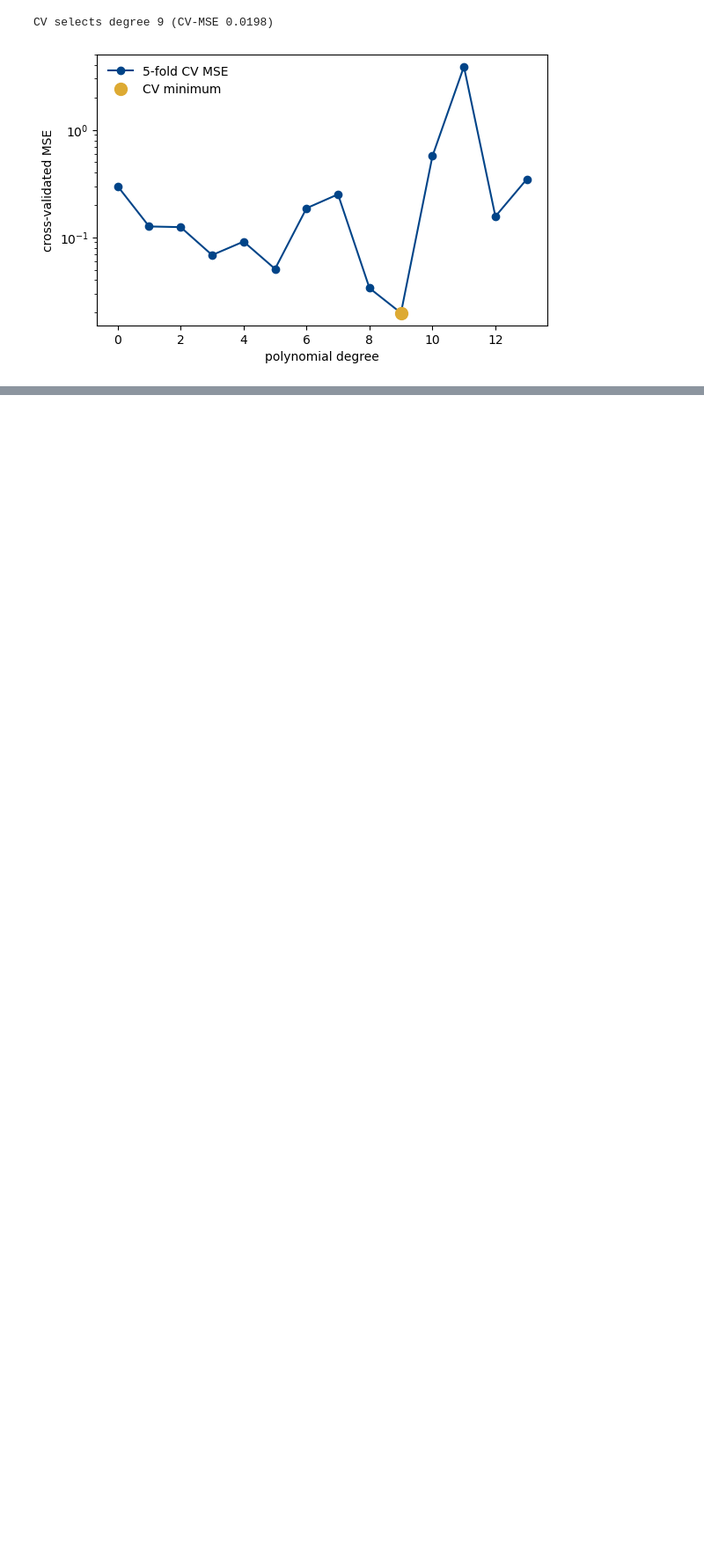
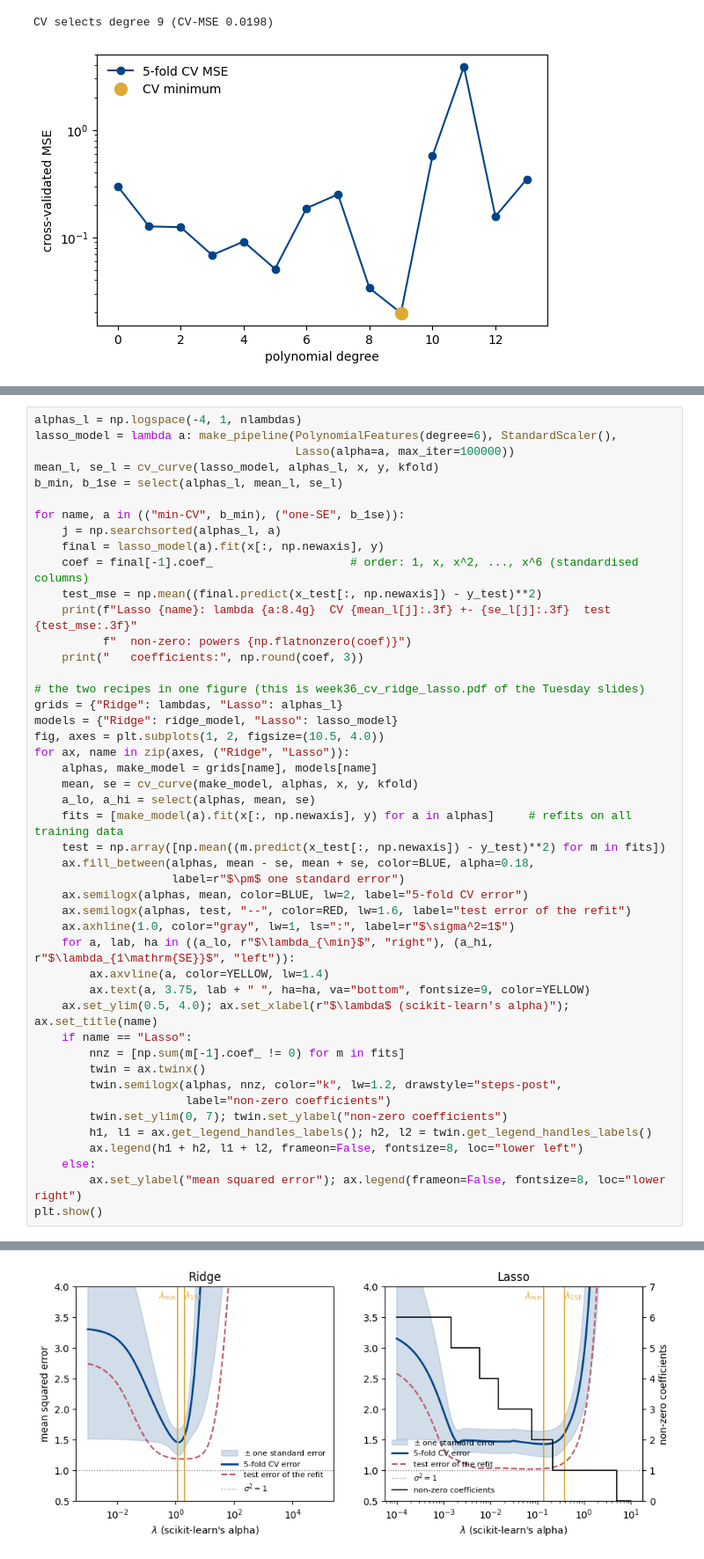
Before and after one commit to Abhinav-2223/MachineLearningUiO, a Jupyter notebook: doc/WeeklyMaterial/week36/week36tuesday.ipynb, the cells around one changed output, grey strips where cells are left out. Shown at 88% size. Cells and saved outputs as stored; diff of their text form; blank space fills up the shorter version.

```diff
--- a/doc/WeeklyMaterial/week36/week36tuesday.ipynb
+++ b/doc/WeeklyMaterial/week36/week36tuesday.ipynb
@@ -390,0 +446,47 @@ $\mathcal{N}(\mu, \sigma^2/n)$ of Eq. (2.24).
+# %%
+alphas_l = np.logspace(-4, 1, nlambdas)
+lasso_model = lambda a: make_pipeline(PolynomialFeatures(degree=6), StandardScaler(),
+                                      Lasso(alpha=a, max_iter=100000))
+mean_l, se_l = cv_curve(lasso_model, alphas_l, x, y, kfold)
+b_min, b_1se = select(alphas_l, mean_l, se_l)
+
+for name, a in (("min-CV", b_min), ("one-SE", b_1se)):
+    j = np.searchsorted(alphas_l, a)
+    final = lasso_model(a).fit(x[:, np.newaxis], y)
+    coef = final[-1].coef_                    # order: 1, x, x^2, ..., x^6 (standardised columns)
+    test_mse = np.mean((final.predict(x_test[:, np.newaxis]) - y_test)**2)
+    print(f"Lasso {name}: lambda {a:8.4g}  CV {mean_l[j]:.3f} +- {se_l[j]:.3f}  test {test_mse:.3f}"
+          f"  non-zero: powers {np.flatnonzero(coef)}")
+    print("   coefficients:", np.round(coef, 3))
+
+# the two recipes in one figure (this is week36_cv_ridge_lasso.pdf of the Tuesday slides)
+grids = {"Ridge": lambdas, "Lasso": alphas_l}
+models = {"Ridge": ridge_model, "Lasso": lasso_model}
+fig, axes = plt.subplots(1, 2, figsize=(10.5, 4.0))
+for ax, name in zip(axes, ("Ridge", "Lasso")):
+    alphas, make_model = grids[name], models[name]
+    mean, se = cv_curve(make_model, alphas, x, y, kfold)
+    a_lo, a_hi = select(alphas, mean, se)
+    fits = [make_model(a).fit(x[:, np.newaxis], y) for a in alphas]     # refits on all training data
+    test = np.array([np.mean((m.predict(x_test[:, np.newaxis]) - y_test)**2) for m in fits])
+    ax.fill_between(alphas, mean - se, mean + se, color=BLUE, alpha=0.18,
+                    label=r"$\pm$ one standard error")
+    ax.semilogx(alphas, mean, color=BLUE, lw=2, label="5-fold CV error")
+    ax.semilogx(alphas, test, "--", color=RED, lw=1.6, label="test error of the refit")
+    ax.axhline(1.0, color="gray", lw=1, ls=":", label=r"$\sigma^2=1$")
+    for a, lab, ha in ((a_lo, r"$\lambda_{\min}$", "right"), (a_hi, r"$\lambda_{1\mathrm{SE}}$", "left")):
+        ax.axvline(a, color=YELLOW, lw=1.4)
+        ax.text(a, 3.75, lab + " ", ha=ha, va="bottom", fontsize=9, color=YELLOW)
+    ax.set_ylim(0.5, 4.0); ax.set_xlabel(r"$\lambda$ (scikit-learn's alpha)"); ax.set_title(name)
+    if name == "Lasso":
+        nnz = [np.sum(m[-1].coef_ != 0) for m in fits]
+        twin = ax.twinx()
+        twin.semilogx(alphas, nnz, color="k", lw=1.2, drawstyle="steps-post",
+                      label="non-zero coefficients")
+        twin.set_ylim(0, 7); twin.set_ylabel("non-zero coefficients")
+        h1, l1 = ax.get_legend_handles_labels(); h2, l2 = twin.get_legend_handles_labels()
+        ax.legend(h1 + h2, l1 + l2, frameon=False, fontsize=8, loc="lower left")
+    else:
+        ax.set_ylabel("mean squared error"); ax.legend(frameon=False, fontsize=8, loc="lower right")
+plt.show()
+# %% [output]
@@ -390,0 +497 @@ $\mathcal{N}(\mu, \sigma^2/n)$ of Eq. (2.24).
+[figure, added]
```
Also changed, not shown: parts of 20 cells of this notebook, 4 other files.
